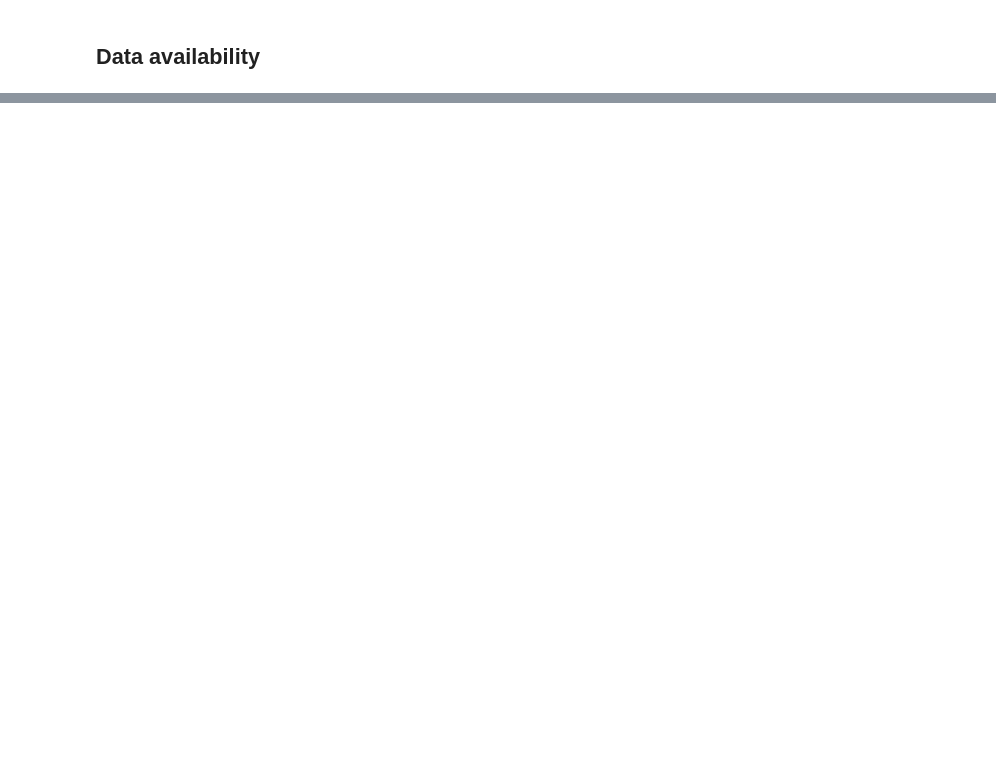
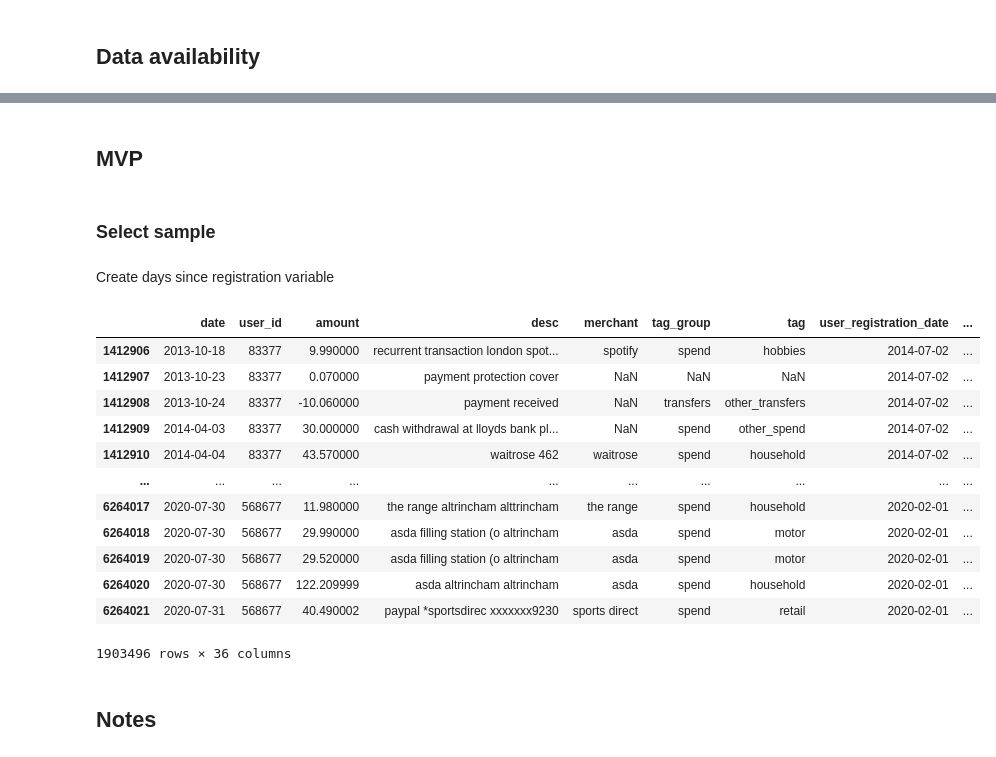
Before and after one commit to fabiangunzinger/entropy, a Jupyter notebook: notebooks/explore_pre_post.ipynb, the cells around one changed output, grey strips where cells are left out. Saved outputs shown, nothing was run; the diff lists cells and outputs as text; code cells hidden in the pictures; blank space fills up the shorter version.

```diff
--- a/notebooks/explore_pre_post.ipynb
+++ b/notebooks/explore_pre_post.ipynb
@@ -34,0 +36,3 @@ hd.inspect(df)
+# %%
+df = hd.read_txn_data("X77")
+hd.inspect(df)
@@ -62,0 +91,45 @@ Looks great. Could select users with certain minimal number of overall txns and
+# %% [markdown]
+## MVP
+# %% [markdown]
+### Select sample
+# %% [markdown]
+Create days since registration variable
+# %%
+def select_sample(df):
+
+    df = df.copy()
+
+    # Days since registration counter
+    dfp["dsreg"] = (df.date - df.user_registration_date).dt.days
+
+    # Keep users with at least 6 months pre and post window
+    g = df.groupby("user_id").dsreg
+    cond = g.min().le(-180) & g.max().ge(180)
+    users = cond[cond].index
+    df = df[df.user_id.isin(users)]
+
+    # Data validation
+    assert df.dsreg.min() <= -180
+
+    return df
+
+
+dfs = select_sample(df)
+# %%
+dfs
+# %% [output]
+|  | date | user_id | amount | desc | merchant | tag_group | tag | user_registration_date | ... |
+| 1412906 | 2013-10-18 | 83377 | 9.990000 | recurrent transaction london spot... | spotify | spend | hobbies | 2014-07-02 | ... |
+| 1412907 | 2013-10-23 | 83377 | 0.070000 | payment protection cover | NaN | NaN | NaN | 2014-07-02 | ... |
+| 1412908 | 2013-10-24 | 83377 | -10.060000 | payment received | NaN | transfers | other_transfers | 2014-07-02 | ... |
+| 1412909 | 2014-04-03 | 83377 | 30.000000 | cash withdrawal at lloyds bank pl... | NaN | spend | other_spend | 2014-07-02 | ... |
+| 1412910 | 2014-04-04 | 83377 | 43.570000 | waitrose 462 | waitrose | spend | household | 2014-07-02 | ... |
+| ... | ... | ... | ... | ... | ... | ... | ... | ... | ... |
+| 6264017 | 2020-07-30 | 568677 | 11.980000 | the range altrincham alttrincham | the range | spend | household | 2020-02-01 | ... |
+| 6264018 | 2020-07-30 | 568677 | 29.990000 | asda filling station (o altrincham | asda | spend | motor | 2020-02-01 | ... |
+| 6264019 | 2020-07-30 | 568677 | 29.520000 | asda filling station (o altrincham | asda | spend | motor | 2020-02-01 | ... |
+| 6264020 | 2020-07-30 | 568677 | 122.209999 | asda altrincham altrincham | asda | spend | household | 2020-02-01 | ... |
+| 6264021 | 2020-07-31 | 568677 | 40.490002 | paypal *sportsdirec xxxxxxx9230 | sports direct | spend | retail | 2020-02-01 | ... |
+1903496 rows × 36 columns
+# %% [markdown]
+## Notes
```
Also changed, not shown: parts of 11 cells of this notebook, 53 other files.
